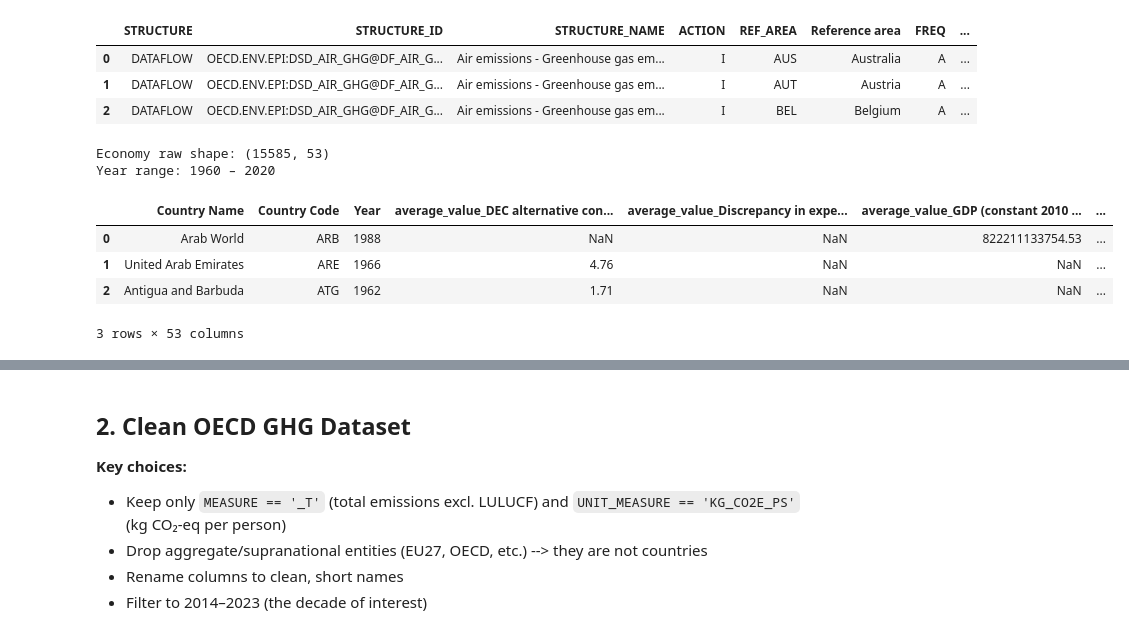
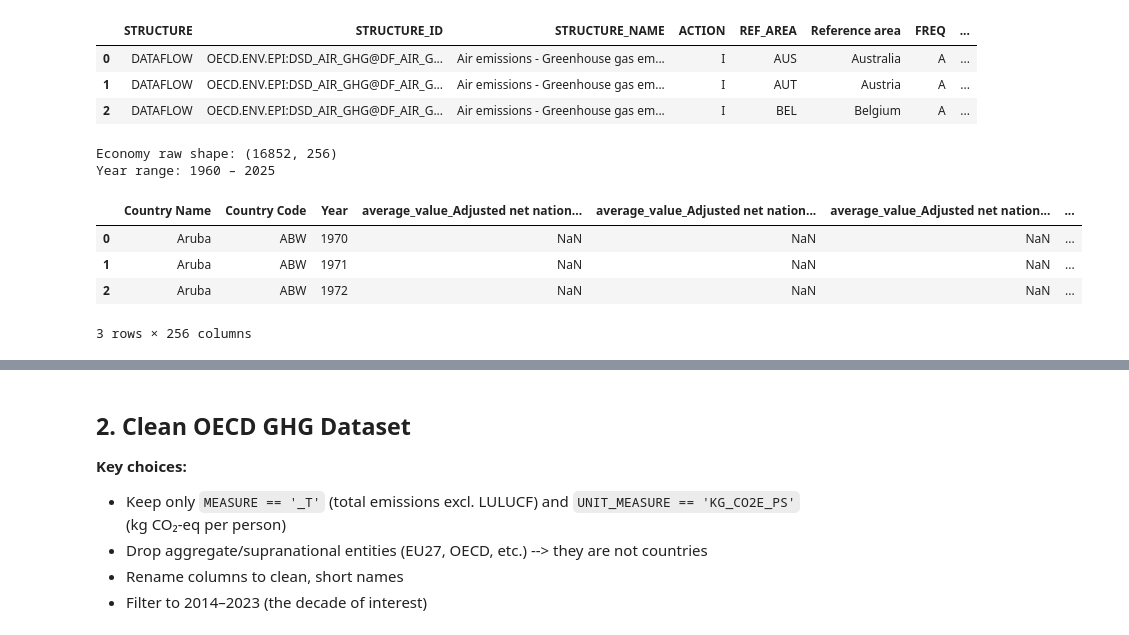
Before and after one commit to mtorella/Data-Visualization-2026, a Jupyter notebook: preprocessing 2.ipynb, the cells around one changed output, grey strips where cells are left out. Saved outputs shown, nothing was run; the diff lists cells and outputs as text; code cells hidden in the pictures.

```diff
--- a/preprocessing 2.ipynb
+++ b/preprocessing 2.ipynb
@@ -50,17 +48,17 @@ Columns: ['STRUCTURE', 'STRUCTURE_ID', 'STRUCTURE_NAME', 'ACTION', 'REF_AREA', '
 | 2 | DATAFLOW | OECD.ENV.EPI:DSD_AIR_GHG@DF_AIR_G... | Air emissions - Greenhouse gas em... | I | BEL | Belgium | A | ... |
 # %%
 # World Bank Economy & Growth
-eco_raw = pd.read_csv('data/economy-and-growth.csv')
+eco_raw = pd.read_csv('data/economy-and-growth-2025.csv')
 print(f'Economy raw shape: {eco_raw.shape}')
 print(f'Year range: {eco_raw["Year"].min()} – {eco_raw["Year"].max()}')
 eco_raw.head(3)
 # %% [output]
-Economy raw shape: (15585, 53)
-Year range: 1960 – 2020
+Economy raw shape: (16852, 256)
+Year range: 1960 – 2025
-|  | Country Name | Country Code | Year | average_value_DEC alternative con... | average_value_Discrepancy in expe... | average_value_GDP (constant 2010 ... | ... |
-| 0 | Arab World | ARB | 1988 | NaN | NaN | 822211133754.53 | ... |
-| 1 | United Arab Emirates | ARE | 1966 | 4.76 | NaN | NaN | ... |
-| 2 | Antigua and Barbuda | ATG | 1962 | 1.71 | NaN | NaN | ... |
+|  | Country Name | Country Code | Year | average_value_Adjusted net nation... | average_value_Adjusted net nation... | average_value_Adjusted net nation... | ... |
+| 0 | Aruba | ABW | 1970 | NaN | NaN | NaN | ... |
+| 1 | Aruba | ABW | 1971 | NaN | NaN | NaN | ... |
+| 2 | Aruba | ABW | 1972 | NaN | NaN | NaN | ... |
-3 rows × 53 columns
+3 rows × 256 columns
 # %%
 # World Bank Energy & Mining
```
Also changed, not shown: parts of 25 cells of this notebook, 9 other files.
